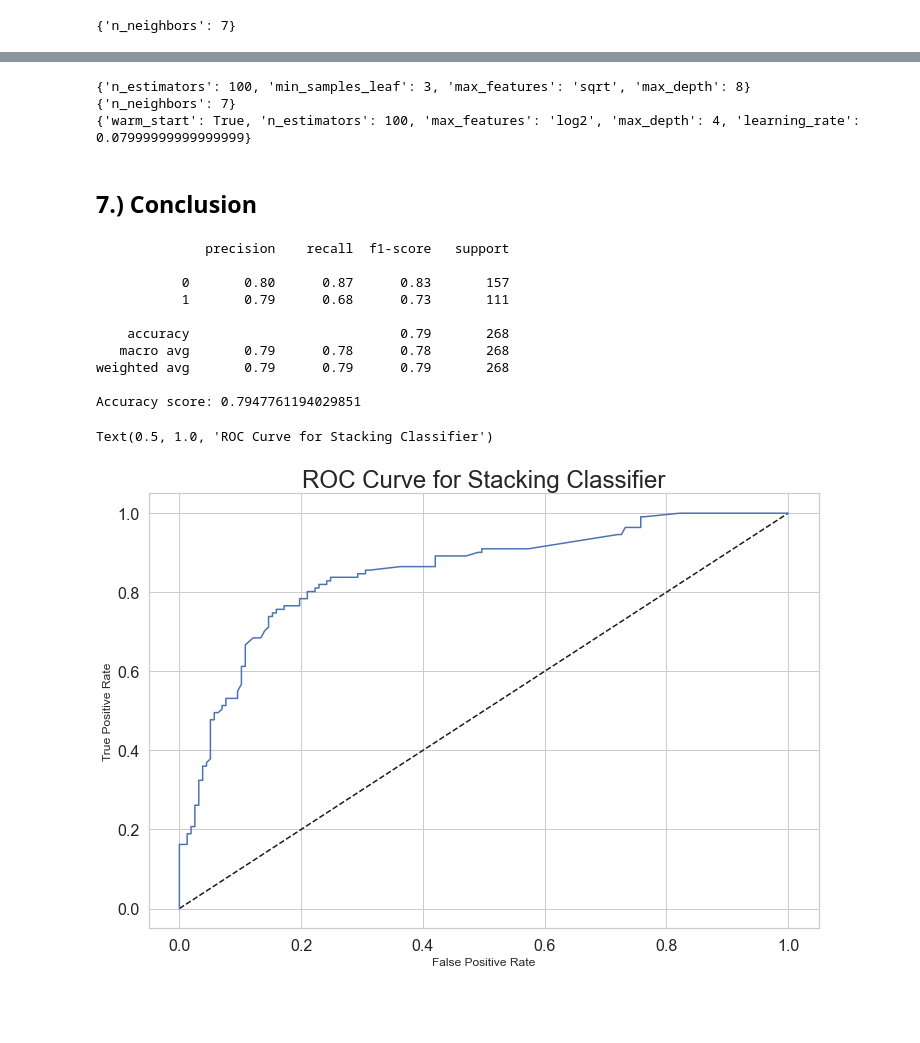
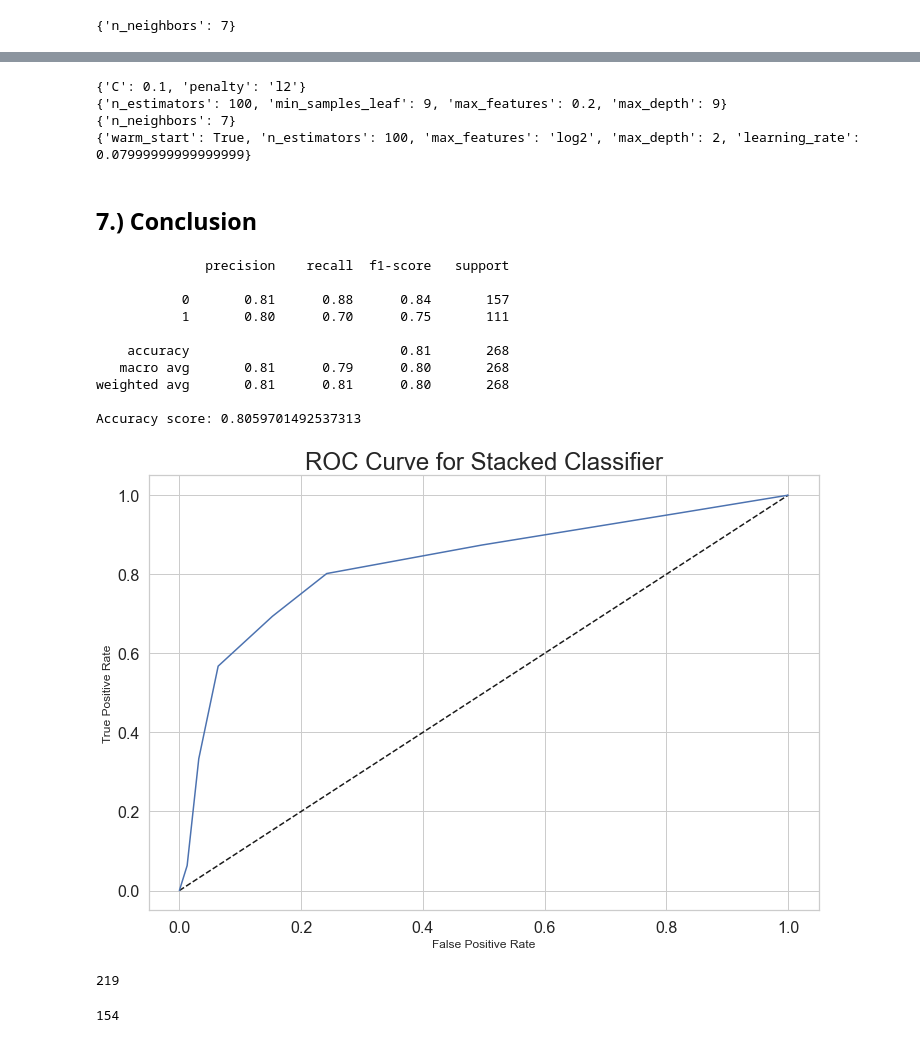
Before and after one commit to toshimelonhead/titanic, a Jupyter notebook: Titanic.ipynb, the cells around one changed output, grey strips where cells are left out. Saved outputs shown, nothing was run; the diff lists cells and outputs as text; code cells hidden in the pictures; blank space fills up the shorter version.

```diff
--- a/Titanic.ipynb
+++ b/Titanic.ipynb
@@ -561,10 +601,10 @@ param_grid = {'n_estimators': [100],
               'max_features': ['sqrt', 'log2', .2]
               }
 
-gridsearch = RandomizedSearchCV(estimator=rf, param_distributions=param_grid, n_jobs=-1,
-                                verbose=5, return_train_score=True, cv=5, n_iter=100)
+rf_cv = RandomizedSearchCV(estimator=rf, param_distributions=param_grid, n_jobs=-1,
+                                verbose=5, return_train_score=True, cv=5, n_iter=100, random_state=42)
 
-y_pred_gridsearch = gridsearch.fit(X_train, y_train).predict(X_validation)
+y_pred_gridsearch = rf_cv.fit(X_train, y_train).predict(X_validation)
 # Generate ROC curve values: fpr, tpr, thresholds
 fpr, tpr, thresholds = roc_curve(y_validation, y_pred_prob)
 print(classification_report(y_validation, y_pred_gridsearch))
@@ -646,15 +680,3 @@ Accuracy score: 0.7574626865671642
 knn_gridsearch.best_params_
 # %% [output]
 {'n_neighbors': 7}
-# %%
-# Plot ROC curve
-
-y_pred_proba = knn_gridsearch.predict_proba(X_validation)[:, 1]
-fpr, tpr, thresholds = roc_curve(y_validation, y_pred_proba)
-plt.figure(figsize=(12, 8))
-plt.plot([0, 1], [0, 1], 'k--')
-plt.plot(fpr, tpr)
-plt.xlabel('False Positive Rate')
-plt.ylabel('True Positive Rate')
-plt.title('ROC Curve for K Nearest Neighbors')
-plt.show()
@@ -670,10 +692,10 @@ param_grid = {'learning_rate': np.linspace(.01, .3, 30),
 gbm = GradientBoostingClassifier()
 gbm_random_search = RandomizedSearchCV(gbm,
                                        param_distributions=param_grid,
-                                       scoring='accuracy',
+                                       scoring='balanced_accuracy',
                                        n_jobs=-1,
                                        verbose=5,
-                                       n_iter=25,
+                                       n_iter=100,
                                        cv=5,
                                        return_train_score=True
                                        )
@@ -682,4 +704,5 @@ predictions = gbm_random_search.fit(X_train, y_train).predict(X_validation)
 fpr, tpr, thresholds = roc_curve(y_validation, predictions)
 print(classification_report(y_validation, predictions))
 print("Accuracy score:", accuracy_score(y_validation, predictions))
+make_roc_auc_chart("Gradient Boosting Classifier", y_validation, y_pred_proba)
 # %% [output]
@@ -701,45 +728,40 @@ Accuracy score: 0.7947761194029851
 # %%
-print(gridsearch.best_params_)
+print(logreg_cv.best_params_)
+print(rf_cv.best_params_)
 print(knn_gridsearch.best_params_)
 print(gbm_random_search.best_params_)
 # %% [output]
-{'n_estimators': 100, 'min_samples_leaf': 3, 'max_features': 'sqrt', 'max_depth': 8}
+{'C': 0.1, 'penalty': 'l2'}
+{'n_estimators': 100, 'min_samples_leaf': 9, 'max_features': 0.2, 'max_depth': 9}
 {'n_neighbors': 7}
-{'warm_start': True, 'n_estimators': 100, 'max_features': 'log2', 'max_depth': 4, 'learning_rate': 0.07999999999999999}
+{'warm_start': True, 'n_estimators': 100, 'max_features': 'log2', 'max_depth': 2, 'learning_rate': 0.07999999999999999}
 # %% [markdown]
 ## 7.) Conclusion
 # %%
-classifier1 = LogisticRegression()
-classifier2 = RandomForestClassifier(max_depth=gridsearch.best_params_['max_depth'], min_samples_leaf=gridsearch.best_params_['min_samples_leaf'], n_estimators=1000)
+classifier1 = LogisticRegression(penalty='l2', C=logreg_cv.best_params_['C'], max_iter=10000)
+classifier2 = RandomForestClassifier(max_depth=rf_cv.best_params_['max_depth'], min_samples_leaf=rf_cv.best_params_['min_samples_leaf'], max_features = rf_cv.best_params_['max_features'], n_estimators=2000, random_state=42)
 classifier3 = KNeighborsClassifier(n_neighbors=knn_gridsearch.best_params_['n_neighbors'])
-classifier4 = GradientBoostingClassifier(n_estimators=1000, max_features=gbm_random_search.best_params_['max_features'], max_depth=gbm_random_search.best_params_['max_depth'], learning_rate=gbm_random_search.best_params_['learning_rate'])
+classifier4 = GradientBoostingClassifier(n_estimators=2000, max_features=gbm_random_search.best_params_['max_features'], max_depth=gbm_random_search.best_params_['max_depth'], learning_rate=gbm_random_search.best_params_['learning_rate'], random_state=42)
 sclf = StackingClassifier(estimators=[('lr', classifier1), ('rf', classifier2), ('knn', classifier3), ('gbm', classifier4)]).fit(X, titanic['Survived'])
-final_predictions = classifier2.fit(X, y).predict(X_test)
+final_predictions = sclf.fit(X, y).predict(X_test)
 # %%
 y_sclf = sclf.fit(X_train, y_train).predict(X_validation)
 y_sclf_proba = sclf.fit(X_train, y_train).predict_proba(X_validation)[:, 1]
 # Generate ROC curve values: fpr, tpr, thresholds
 fpr, tpr, thresholds = roc_curve(y_validation, y_sclf_proba)
 print(classification_report(y_validation, y_sclf))
 print("Accuracy score:", accuracy_score(y_validation, y_sclf))
 
-plt.figure(figsize=(12, 8))
-# Plot ROC curve
-plt.plot([0, 1], [0, 1], 'k--')
-plt.plot(fpr, tpr)
-plt.xlabel('False Positive Rate')
-plt.ylabel('True Positive Rate')
-plt.title('ROC Curve for Stacking Classifier')
+make_roc_auc_chart("Stacked Classifier", y_validation, y_pred_proba)
 # %% [output]
               precision    recall  f1-score   support
 
-           0       0.80      0.87      0.83       157
-           1       0.79      0.68      0.73       111
+           0       0.81      0.88      0.84       157
+           1       0.80      0.70      0.75       111
 
-    accuracy                           0.79       268
-   macro avg       0.79      0.78      0.78       268
-weighted avg       0.79      0.79      0.79       268
+    accuracy                           0.81       268
+   macro avg       0.81      0.79      0.80       268
+weighted avg       0.81      0.81      0.80       268
 
-Accuracy score: 0.7947761194029851
+Accuracy score: 0.8059701492537313
-Text(0.5, 1.0, 'ROC Curve for Stacking Classifier')
-[figure, old version]
+[figure, new version]
@@ -749,0 +770,4 @@ final_predictions = pd.DataFrame(final_prediction_stack, index=test['PassengerId
+# %%
+final_predictions.sum()
+# %% [output]
+219
@@ -749,0 +780,5 @@ final_predictions = pd.DataFrame(final_prediction_stack, index=test['PassengerId
+# %%
+pd.DataFrame(truncated_predictions, index=test['PassengerId'], columns=['Survived']).to_csv("Predictions.csv")
+truncated_predictions.sum()
+# %% [output]
+154
```
Also changed, not shown: parts of 52 cells of this notebook.
